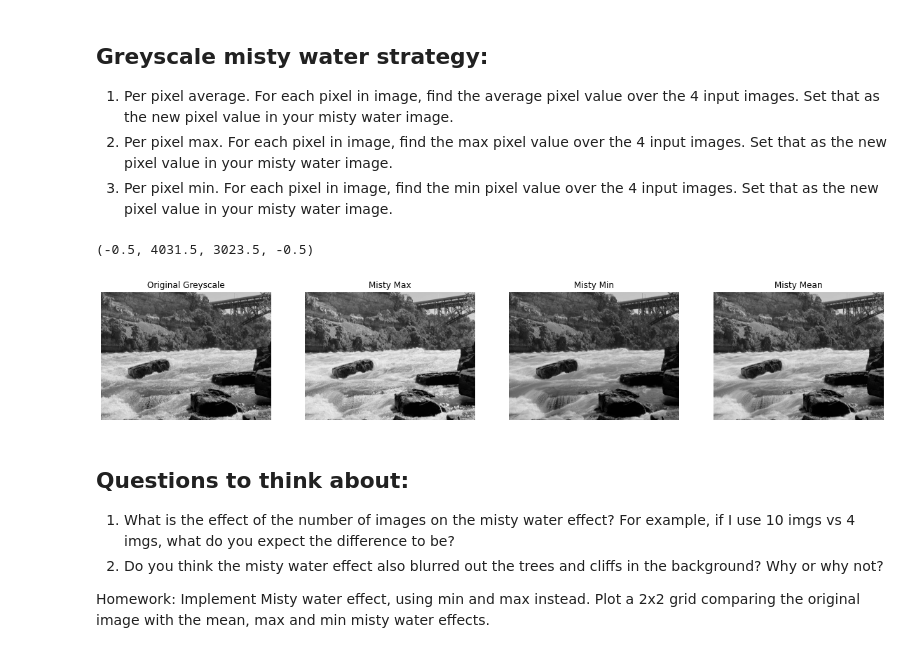
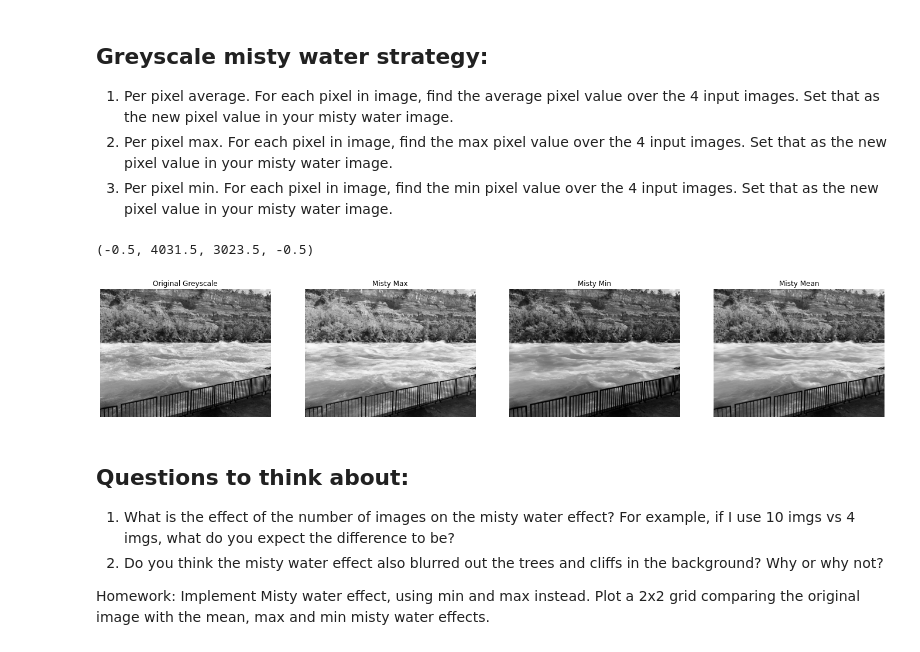
Before and after one commit to uoft-csc320/misty-water-effect, a Jupyter notebook: misty_water_effect.ipynb, the cells around one changed output. Drawn from its saved outputs; the diff is of its cells as text; code cells hidden in the pictures.

```diff
--- a/misty_water_effect.ipynb
+++ b/misty_water_effect.ipynb
@@ -16,7 +16,7 @@ drive.mount('drive')
 Drive already mounted at drive; to attempt to forcibly remount, call drive.mount("drive", force_remount=True).
 # %%
 # Directory for first set of images
-DIR = "/content/drive/MyDrive/Colab Notebooks/Image Stats/rapid_3/"
+DIR = "/content/drive/MyDrive/Colab Notebooks/misty water effect/rapid_5/"
 # %% [markdown]
 Lean how to use glob to get filenames in directory.
 # %%
@@ -70,22 +64,22 @@ for i, im in imgs.items():
 # %%
 fig, (ax1, ax2, ax3, ax4) = plt.subplots(1, 4, figsize=[24, 5])
 ax1.set_title("Original Greyscale")
 ax2.set_title("Misty Max")
 ax3.set_title("Misty Min")
 ax4.set_title("Misty Mean")
 
-im1 = ax1.imshow(agg_grey[:,:,2], cmap="gray")
+im1 = ax1.imshow(agg_grey[:,:,1], cmap="gray")
 im2 = ax2.imshow(agg_grey.max(axis=2), cmap="gray")
 im3 = ax3.imshow(agg_grey.min(axis=2), cmap="gray")
 im4 = ax4.imshow(agg_grey.mean(axis=2), cmap="gray")
 
 ax1.axis('off')
 ax2.axis('off')
 ax3.axis('off')
 ax4.axis('off')
 # %% [output]
 (-0.5, 4031.5, 3023.5, -0.5)
-[figure, old version]
+[figure, new version]
 # %% [markdown]
 ## Questions to think about:
 1. What is the effect of the number of images on the misty water effect? For example, if I use 10 imgs vs 4 imgs, what do you expect the difference to be?
```
Also changed, not shown: parts of 4 cells of this notebook, 4 other files.
